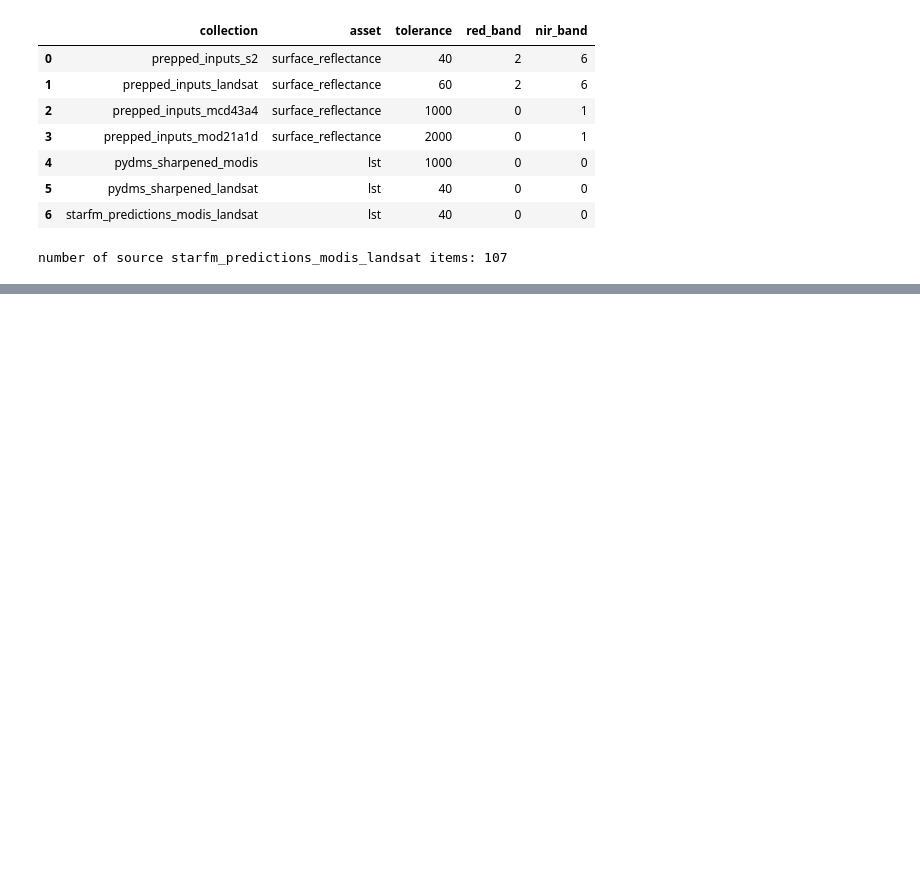
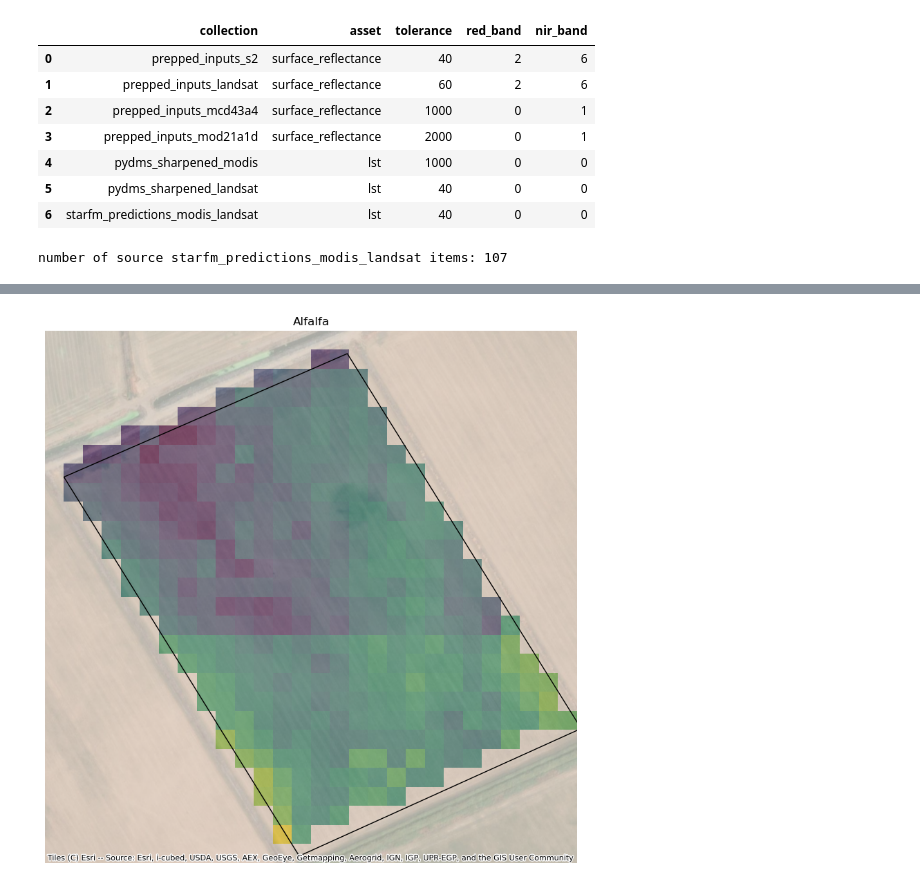
Before and after one commit to eculler/lst-crop-stress-capstone, a Jupyter notebook: exploratory/plotting-exploration.ipynb, the cells around one changed output, grey strips where cells are left out. Saved outputs shown, nothing was run; the diff lists cells and outputs as text; code cells hidden in the pictures; blank space fills up the shorter version.

Commit message:
update plots

```diff
--- a/exploratory/plotting-exploration.ipynb
+++ b/exploratory/plotting-exploration.ipynb
@@ -157,0 +151,31 @@ with Session:
+# %%
+itemjson = s2_items.to_dict()
+filepath = itemjson["features"][1]["assets"]["lst"]["href"]
+
+with rasterio.open(filepath) as src:
+    out_image, out_transform = rasterio.mask.mask(src, poly_gdf.geometry.apply(mapping), crop=True)
+    out_meta = src.meta
+
+# Update metadata after mask
+out_meta.update({"driver": "GTiff",
+                 "height": out_image.shape[1],
+                 "width": out_image.shape[2],
+                 "transform": out_transform})
+
+# Assign coordinate values from out_meta
+coords = {
+    "x": out_meta["transform"].c + out_meta["transform"].a * np.arange(out_meta["width"]),
+    "y": out_meta["transform"].f + out_meta["transform"].e * np.arange(out_meta["height"])
+}
+
+# Create a new DataArray with updated coordinates
+data_array = xr.DataArray(
+    out_image.squeeze(),
+    coords=coords,
+    dims=("y", "x"),  # Update dimensions as per your data shape
+)
+
+# Set the CRS (Coordinate Reference System) for the DataArray
+data_array.rio.set_crs(out_meta["crs"])
+
+data_array
@@ -157,0 +200,15 @@ with Session:
+# %%
+# Plot raster
+fig, ax = plt.subplots(figsize=(10, 10))
+
+data_array.plot.imshow(ax=ax, add_colorbar=False)
+poly_gdf.plot(ax=ax, facecolor='none', edgecolor='black')
+ctx.add_basemap(ax, crs=poly_gdf.crs, source=ctx.providers.Esri.WorldImagery, alpha=0.5)
+
+# Format axes
+ax.set_title('Alfalfa')
+ax.set(xticks=[], yticks=[], xlabel='', ylabel='')
+ax.axes.set_aspect('equal')
+ax.set_axis_off()
+# %% [output]
+[figure, added]
```
Also changed, not shown: parts of 11 cells of this notebook, 2 other files.
